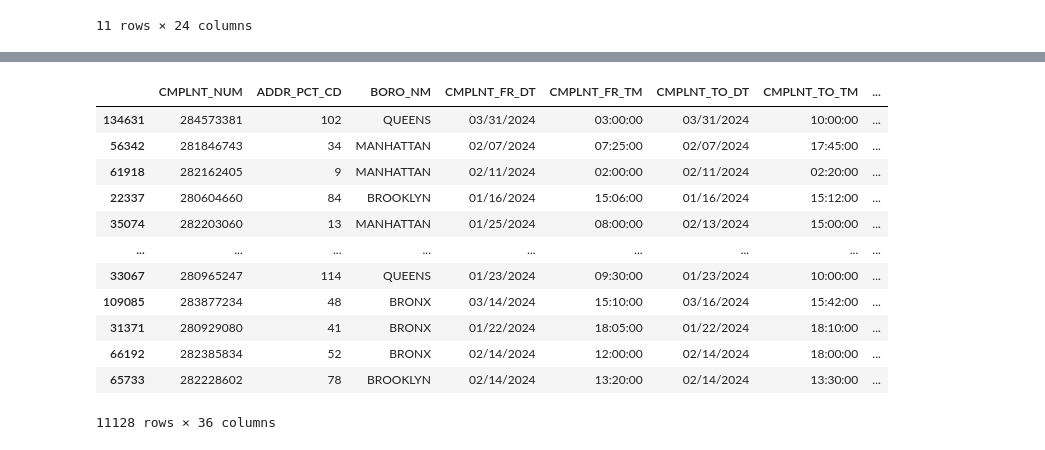
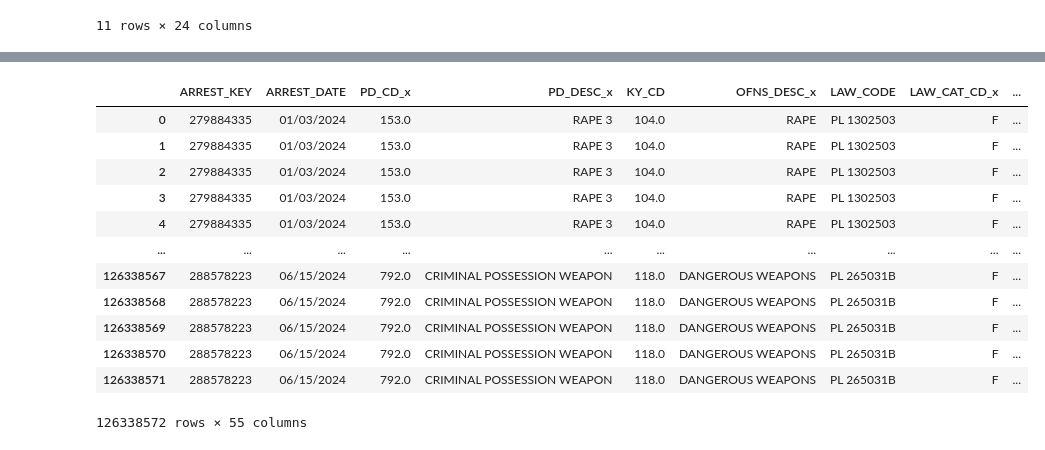
Before and after one commit to thezachdrake/UMD-INST627-Fall2024, a Jupyter notebook: malik.ipynb, the cells around one changed output, grey strips where cells are left out. Drawn from its saved outputs; the diff is of its cells as text; code cells hidden in the pictures.

Commit message:
Merged crime and arrests

```diff
--- a/malik.ipynb
+++ b/malik.ipynb
@@ -41,20 +27,22 @@ grand_larceny_crimes
-# %%
-import pandas as pd
-df = pd.read_csv("data/data.csv")
-grand_larceny_crimes = df[df['OFNS_DESC'] == 'GRAND LARCENY']
-grand_larceny_crimes = grand_larceny_crimes.sort_values("PREM_TYP_DESC")
-grand_larceny_crimes
-# %% [output]
-|  | CMPLNT_NUM | ADDR_PCT_CD | BORO_NM | CMPLNT_FR_DT | CMPLNT_FR_TM | CMPLNT_TO_DT | CMPLNT_TO_TM | ... |
-| 134631 | 284573381 | 102 | QUEENS | 03/31/2024 | 03:00:00 | 03/31/2024 | 10:00:00 | ... |
-| 56342 | 281846743 | 34 | MANHATTAN | 02/07/2024 | 07:25:00 | 02/07/2024 | 17:45:00 | ... |
-| 61918 | 282162405 | 9 | MANHATTAN | 02/11/2024 | 02:00:00 | 02/11/2024 | 02:20:00 | ... |
-| 22337 | 280604660 | 84 | BROOKLYN | 01/16/2024 | 15:06:00 | 01/16/2024 | 15:12:00 | ... |
-| 35074 | 282203060 | 13 | MANHATTAN | 01/25/2024 | 08:00:00 | 02/13/2024 | 15:00:00 | ... |
-| ... | ... | ... | ... | ... | ... | ... | ... | ... |
-| 33067 | 280965247 | 114 | QUEENS | 01/23/2024 | 09:30:00 | 01/23/2024 | 10:00:00 | ... |
-| 109085 | 283877234 | 48 | BRONX | 03/14/2024 | 15:10:00 | 03/16/2024 | 15:42:00 | ... |
-| 31371 | 280929080 | 41 | BRONX | 01/22/2024 | 18:05:00 | 01/22/2024 | 18:10:00 | ... |
-| 66192 | 282385834 | 52 | BRONX | 02/14/2024 | 12:00:00 | 02/14/2024 | 18:00:00 | ... |
-| 65733 | 282228602 | 78 | BROOKLYN | 02/14/2024 | 13:20:00 | 02/14/2024 | 13:30:00 | ... |
-11128 rows × 36 columns
+# %%
+#issue2 - merge the crime data onto the arrest record by age group and gender
+import pandas as pd
+arrests = pd.read_csv('data/arrests.csv')
+crimes = pd.read_csv('data/crimes.csv')
+merge_crimes_on_arrest = pd.merge(arrests, crimes, left_on=["KY_CD", "AGE_GROUP","PERP_SEX"], right_on=["KY_CD", "SUSP_AGE_GROUP","SUSP_SEX"], how = "left")
+pd.set_option("display.max_columns", None) #to view all columns
+merge_crimes_on_arrest
+# %% [output]
+|  | ARREST_KEY | ARREST_DATE | PD_CD_x | PD_DESC_x | KY_CD | OFNS_DESC_x | LAW_CODE | LAW_CAT_CD_x | ... |
+| 0 | 279884335 | 01/03/2024 | 153.0 | RAPE 3 | 104.0 | RAPE | PL 1302503 | F | ... |
+| 1 | 279884335 | 01/03/2024 | 153.0 | RAPE 3 | 104.0 | RAPE | PL 1302503 | F | ... |
+| 2 | 279884335 | 01/03/2024 | 153.0 | RAPE 3 | 104.0 | RAPE | PL 1302503 | F | ... |
+| 3 | 279884335 | 01/03/2024 | 153.0 | RAPE 3 | 104.0 | RAPE | PL 1302503 | F | ... |
+| 4 | 279884335 | 01/03/2024 | 153.0 | RAPE 3 | 104.0 | RAPE | PL 1302503 | F | ... |
+| ... | ... | ... | ... | ... | ... | ... | ... | ... | ... |
+| 126338567 | 288578223 | 06/15/2024 | 792.0 | CRIMINAL POSSESSION WEAPON | 118.0 | DANGEROUS WEAPONS | PL 265031B | F | ... |
+| 126338568 | 288578223 | 06/15/2024 | 792.0 | CRIMINAL POSSESSION WEAPON | 118.0 | DANGEROUS WEAPONS | PL 265031B | F | ... |
+| 126338569 | 288578223 | 06/15/2024 | 792.0 | CRIMINAL POSSESSION WEAPON | 118.0 | DANGEROUS WEAPONS | PL 265031B | F | ... |
+| 126338570 | 288578223 | 06/15/2024 | 792.0 | CRIMINAL POSSESSION WEAPON | 118.0 | DANGEROUS WEAPONS | PL 265031B | F | ... |
+| 126338571 | 288578223 | 06/15/2024 | 792.0 | CRIMINAL POSSESSION WEAPON | 118.0 | DANGEROUS WEAPONS | PL 265031B | F | ... |
+126338572 rows × 55 columns
```
Also changed, not shown: parts of 1 cell of this notebook.
